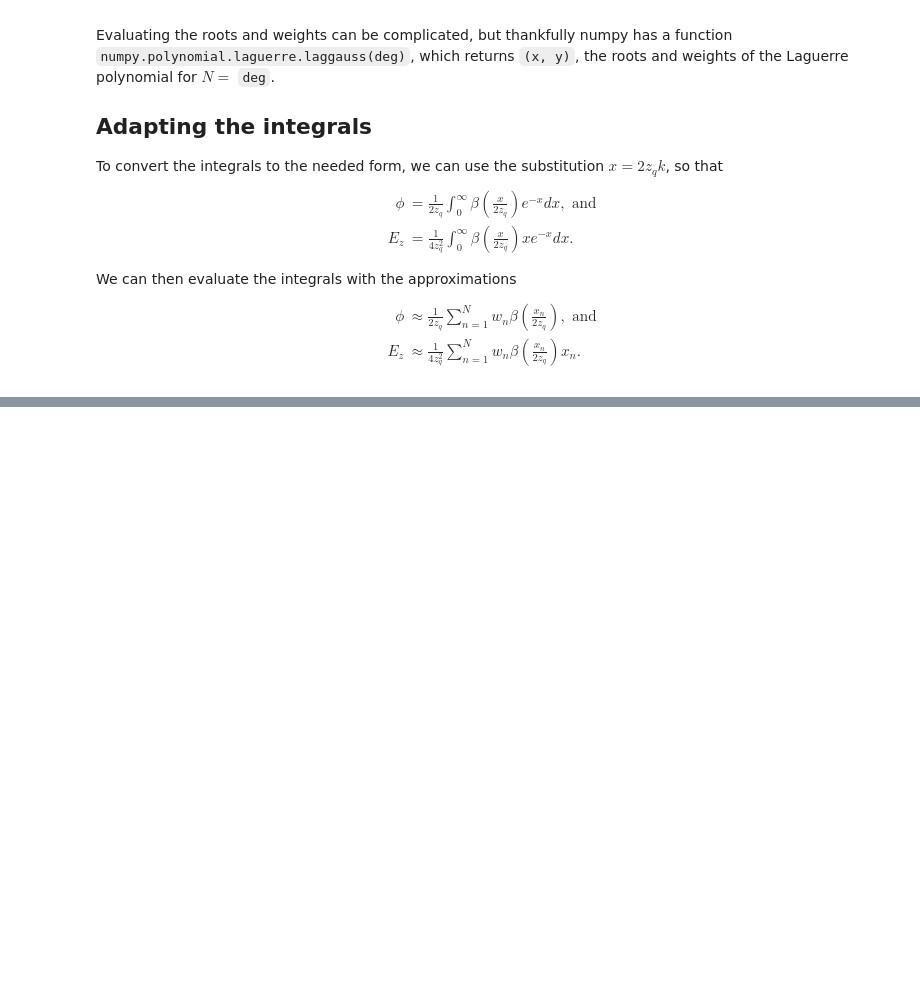
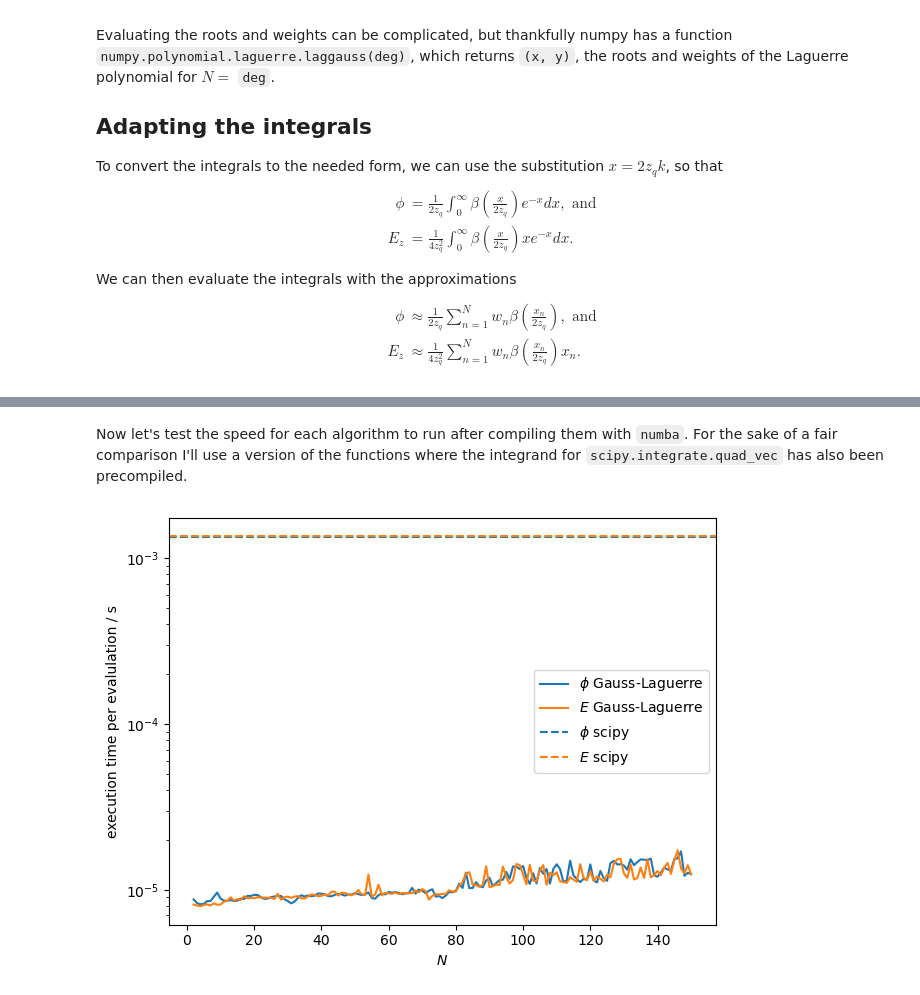
Before and after one commit to TomVincentUK/snompy, a Jupyter notebook: Notes/Gauss_Laguerre.ipynb, the cells around one changed output, grey strips where cells are left out. Cells and saved outputs as stored; diff of their text form; code cells hidden in the pictures; blank space fills up the shorter version.

```diff
--- a/Notes/Gauss_Laguerre.ipynb
+++ b/Notes/Gauss_Laguerre.ipynb
@@ -53,0 +148,36 @@ $$
+# %% [markdown]
+Now let's test the speed for each algorithm to run after compiling them with `numba`.
+For the sake of a fair comparison I'll use a version of the functions where the integrand for `scipy.integrate.quad_vec` has also been precompiled.
+# %%
+def time_function(f, N_reps):
+    start = time.perf_counter()
+    _ = [f() for _ in range(N_reps)]
+    return (time.perf_counter() - start) / N_reps
+
+
+N_test = np.arange(2, 151)
+N_reps = 1000
+
+phi_scipy_time = time_function(lambda: phi_fast(z_q, beta_k), N_reps)
+E_scipy_time = time_function(lambda: E_fast(z_q, beta_k), N_reps)
+
+phi_time = np.empty_like(N_test, dtype=float)
+E_time = np.empty_like(N_test, dtype=float)
+for i, N in enumerate(tqdm(N_test, desc=f"Running {N_test.size} by {1000} evals")):
+    x_n, w_n = np.polynomial.laguerre.laggauss(N)
+    phi_time[i] = time_function(lambda: phi_GL(z_q, beta_k, x_n, w_n), N_reps)
+    E_time[i] = time_function(lambda: E_GL(z_q, beta_k, x_n, w_n), N_reps)
+
+fig, ax = plt.subplots()
+c_phi, c_E = "C0", "C1"
+ls_GL, ls_scipy = "-", "--"
+ax.plot(N_test, phi_time, label=r"$\phi$ Gauss-Laguerre", c=c_phi, ls=ls_GL)
+ax.plot(N_test, E_time, label=r"$E$ Gauss-Laguerre", c=c_E, ls=ls_GL)
+ax.axhline(phi_scipy_time, label=r"$\phi$ scipy", c=c_phi, ls=ls_scipy)
+ax.axhline(E_scipy_time, label=r"$E$ scipy", c=c_E, ls=ls_scipy)
+ax.set(xlabel=r"$N$", ylabel=r"execution time per evalulation / s", yscale="log")
+ax.legend()
+fig.tight_layout()
+plt.show()
+# %% [output]
+[figure, added]
```
Also changed, not shown: parts of 5 cells of this notebook.
